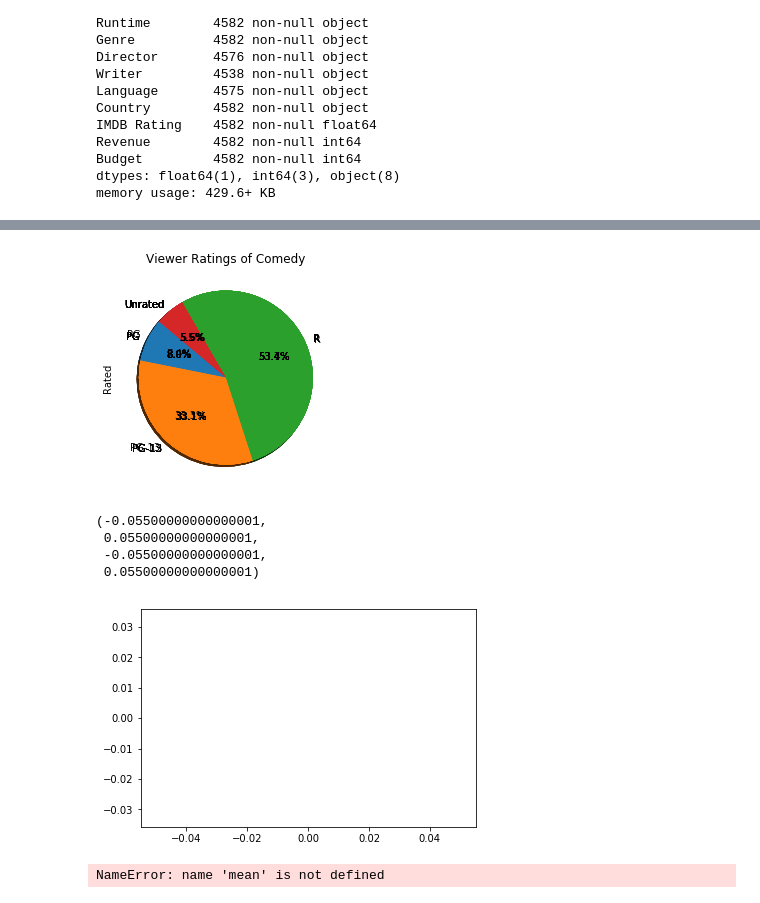
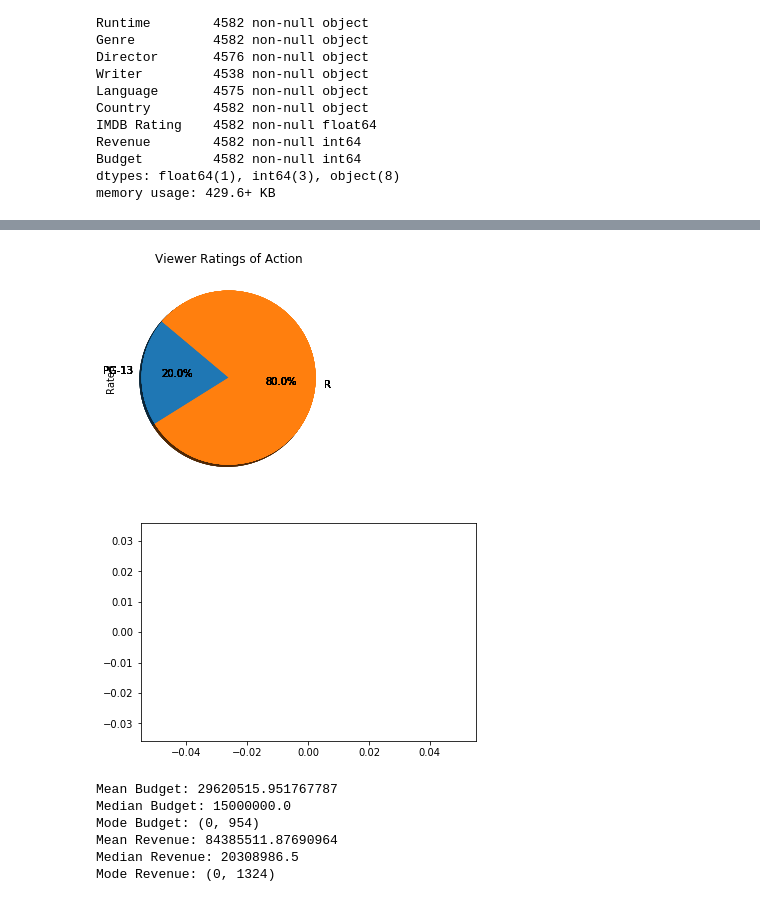
Before and after one commit to suvs27/Movie2019, a Jupyter notebook: movie_project_working.ipynb, the cells around one changed output, grey strips where cells are left out. Saved outputs shown, nothing was run; the diff lists cells and outputs as text; code cells hidden in the pictures.

Commit message:
Additional lines, modules
stats, spread modules added to do statistical analysis, savefig line added to save png plots

```diff
--- a/movie_project_working.ipynb
+++ b/movie_project_working.ipynb
@@ -120,22 +124,19 @@ counted_up.head()
 # %%
 # Pie chart showing viewer rated movies of a specific genre
 
-genre_id="Comedy"
+genre_id="Action"
 one_genre=counted_up.loc[genre_id]
 rated_list=one_genre.keys()
 genre_pie=one_genre.plot(kind="pie",y=rated_list,title=("Viewer Ratings of "+genre_id), autopct="%1.1f%%", shadow=True, startangle=140, legend=None)
 genre_pie.set_ylabel("Rated")
 plt.show()
 plt.tight_layout()
 plt.axis("equal")
+plt.savefig("Graphs/GenreRatedPie.png")
 
 #plt.legend(loc="upper right")
 # %% [output]
-[figure, old version]
+[figure, new version]
-(-0.05500000000000001,
- 0.05500000000000001,
- -0.05500000000000001,
- 0.05500000000000001)
 [figure]
 # %%
 # Mean, median mode of revenue and budgets
@@ -144,13 +145,18 @@ budget_data= df["Budget"]
 revenue_data=df["Revenue"]
 
 print(f"Mean Budget: {mean(budget_data)}")
-print(f"Median Budget: {median(budget_data)}")
-print(f"Mode Budget: {median(budget_data)}")
+print(f"Median Budget: {budget_data.median()}")
+print(f"Mode Budget: {mode(budget_data)}")
 print(f"Mean Revenue: {mean(revenue_data)}")
-print(f"Median Revenue: {median(revenue_data)}")
-print(f"Mode Revenue: {median(revenue_data)}")
+print(f"Median Revenue: {revenue_data.median()}")
+print(f"Mode Revenue: {mode(revenue_data)}")
 # %% [output]
-NameError: name 'mean' is not defined
+Mean Budget: 29620515.951767787
+Median Budget: 15000000.0
+Mode Budget: (0, 954)
+Mean Revenue: 84385511.87690964
+Median Revenue: 20308986.5
+Mode Revenue: (0, 1324)
 # %%
 # Budget vs Runtime data
 
```
Also changed, not shown: parts of 6 cells of this notebook, 2 other files.
